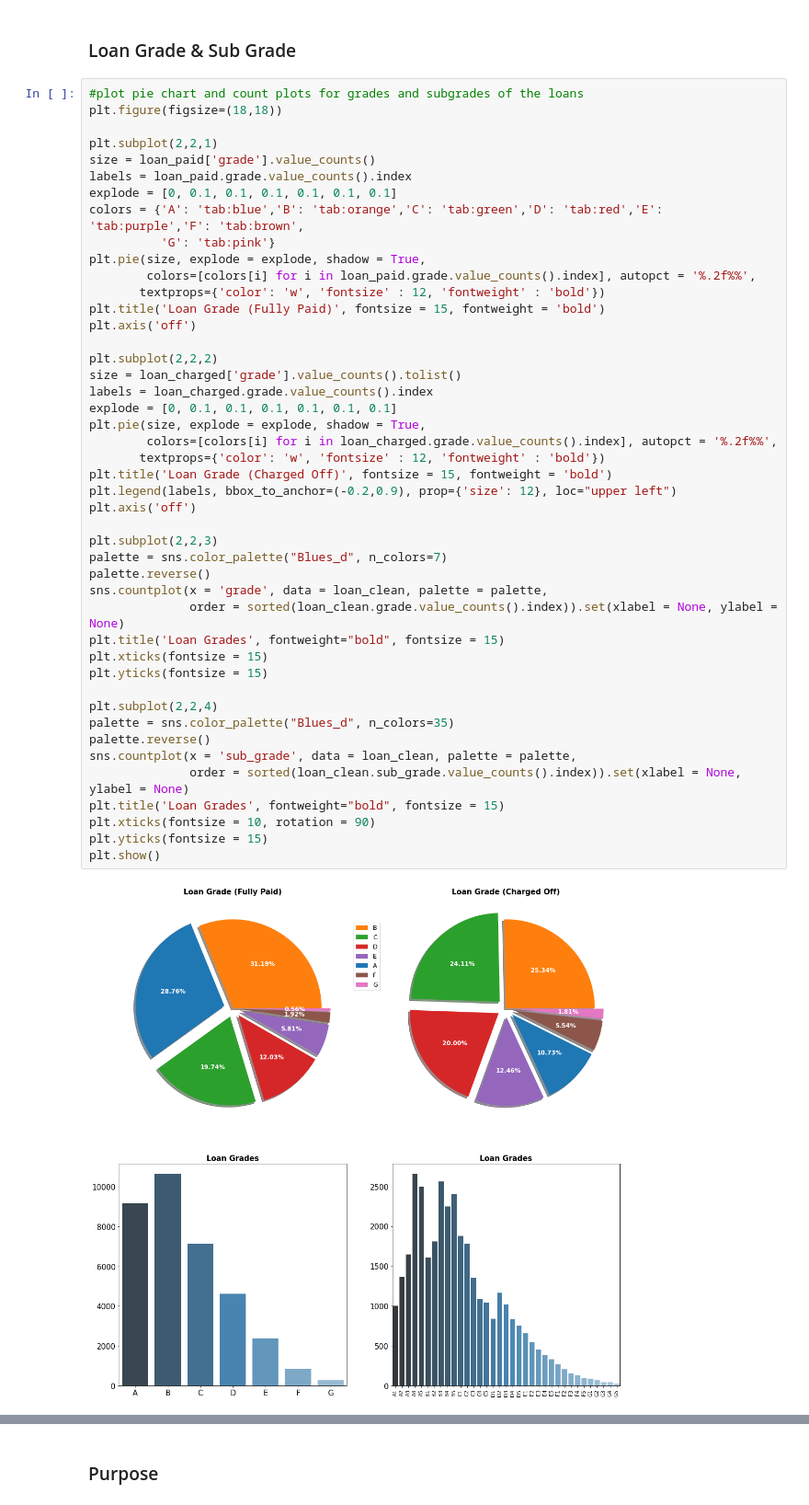
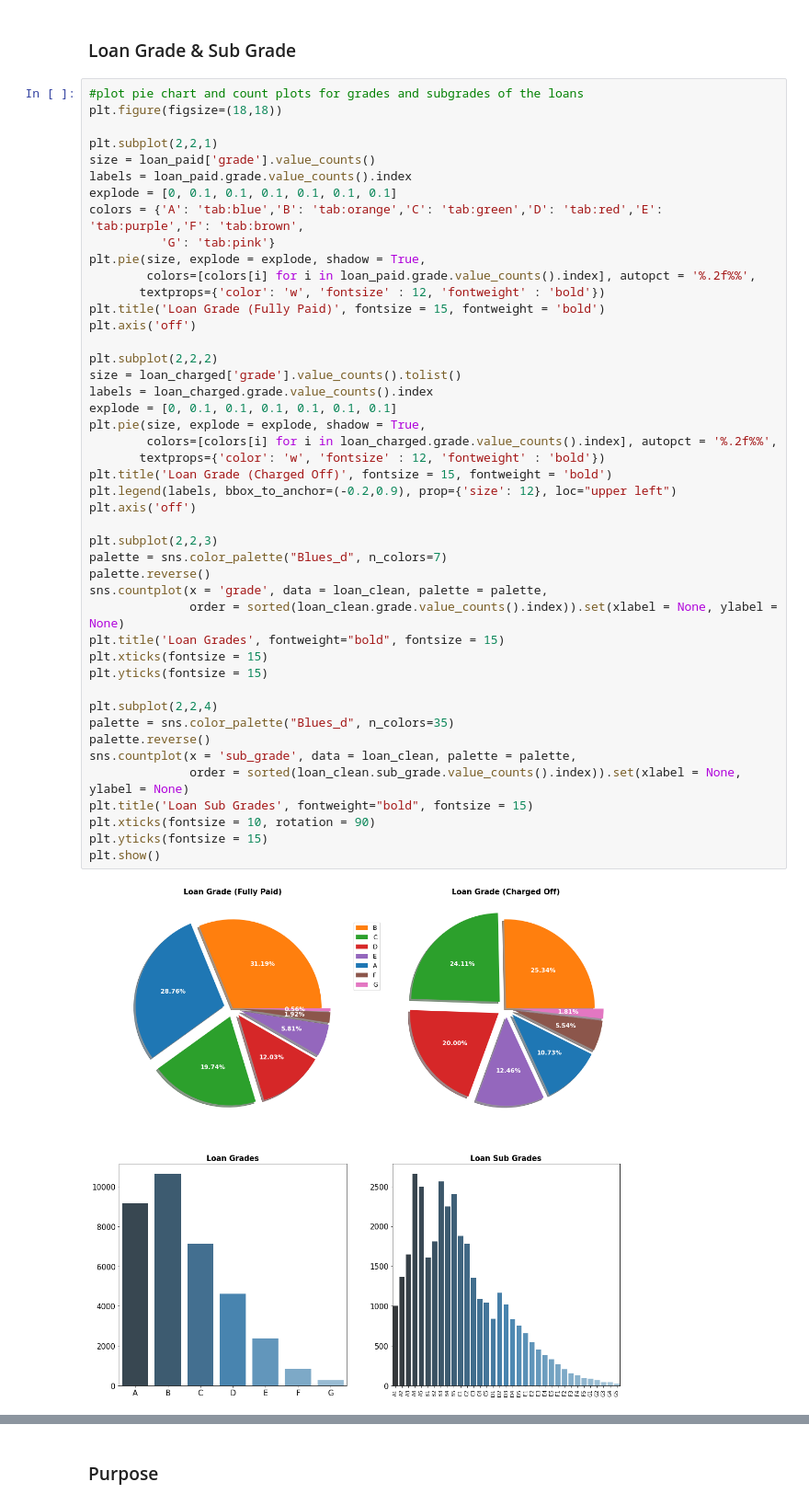
Before and after one commit to npalupunoori/LendingClubCaseStudy, a Jupyter notebook: Naren_Reddy_Palupunoori.ipynb, the cells around one changed output, grey strips where cells are left out. Shown at 92% size. Cells and saved outputs as stored; diff of their text form.

```diff
--- a/Naren_Reddy_Palupunoori.ipynb
+++ b/Naren_Reddy_Palupunoori.ipynb
@@ -619,33 +619,33 @@ plt.axis('off')
 
 plt.subplot(2,2,2)
 size = loan_charged['grade'].value_counts().tolist()
 labels = loan_charged.grade.value_counts().index
 explode = [0, 0.1, 0.1, 0.1, 0.1, 0.1, 0.1]
 plt.pie(size, explode = explode, shadow = True,
         colors=[colors[i] for i in loan_charged.grade.value_counts().index], autopct = '%.2f%%',
        textprops={'color': 'w', 'fontsize' : 12, 'fontweight' : 'bold'})
 plt.title('Loan Grade (Charged Off)', fontsize = 15, fontweight = 'bold')
 plt.legend(labels, bbox_to_anchor=(-0.2,0.9), prop={'size': 12}, loc="upper left")
 plt.axis('off')
 
 plt.subplot(2,2,3)
 palette = sns.color_palette("Blues_d", n_colors=7)
 palette.reverse()
 sns.countplot(x = 'grade', data = loan_clean, palette = palette,
               order = sorted(loan_clean.grade.value_counts().index)).set(xlabel = None, ylabel = None)
 plt.title('Loan Grades', fontweight="bold", fontsize = 15)
 plt.xticks(fontsize = 15)
 plt.yticks(fontsize = 15)
 
 plt.subplot(2,2,4)
 palette = sns.color_palette("Blues_d", n_colors=35)
 palette.reverse()
 sns.countplot(x = 'sub_grade', data = loan_clean, palette = palette,
               order = sorted(loan_clean.sub_grade.value_counts().index)).set(xlabel = None, ylabel = None)
-plt.title('Loan Grades', fontweight="bold", fontsize = 15)
+plt.title('Loan Sub Grades', fontweight="bold", fontsize = 15)
 plt.xticks(fontsize = 10, rotation = 90)
 plt.yticks(fontsize = 15)
 plt.show()
 # %% [output]
-[figure, old version]
+[figure, new version]
 # %% [markdown]
```
Also changed, not shown: parts of 112 cells of this notebook.
